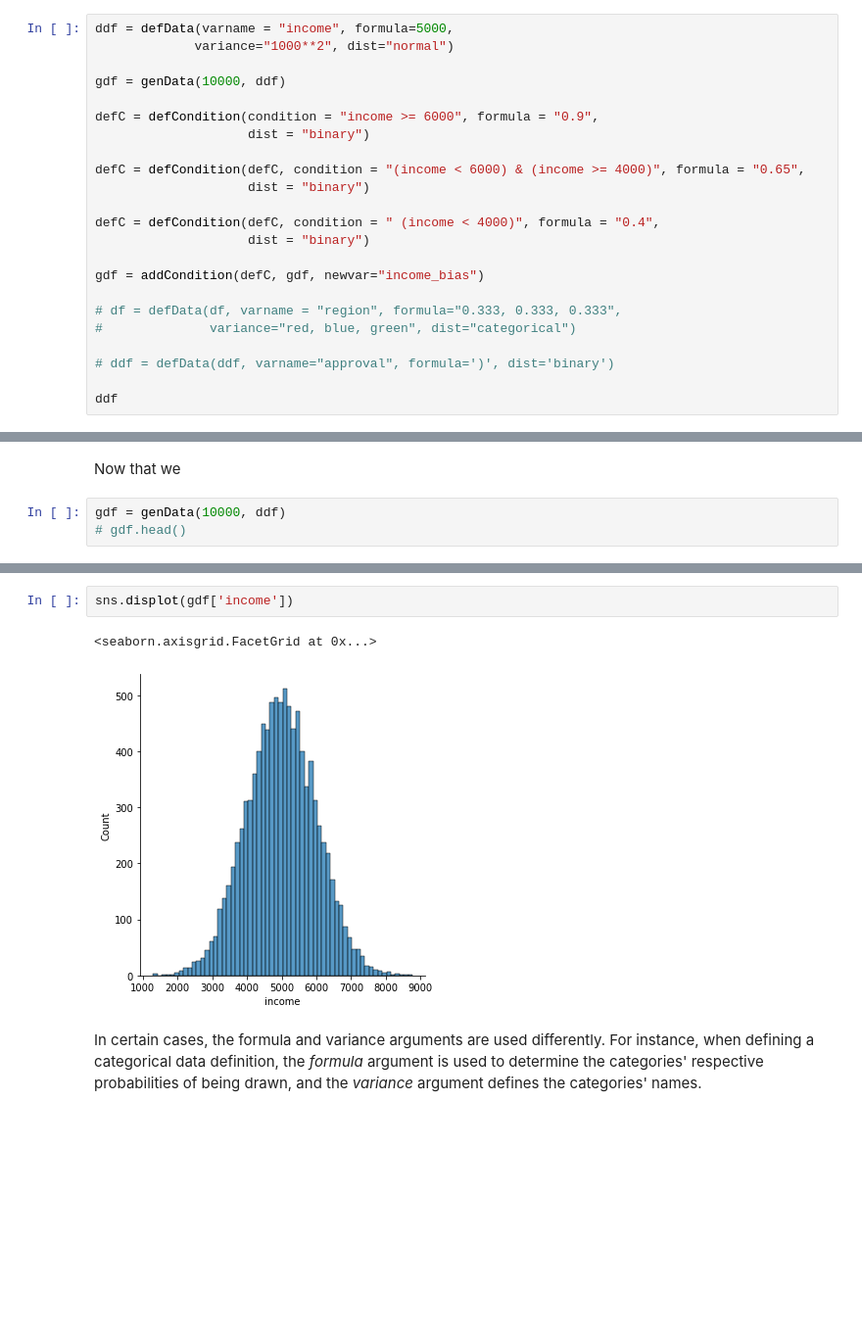
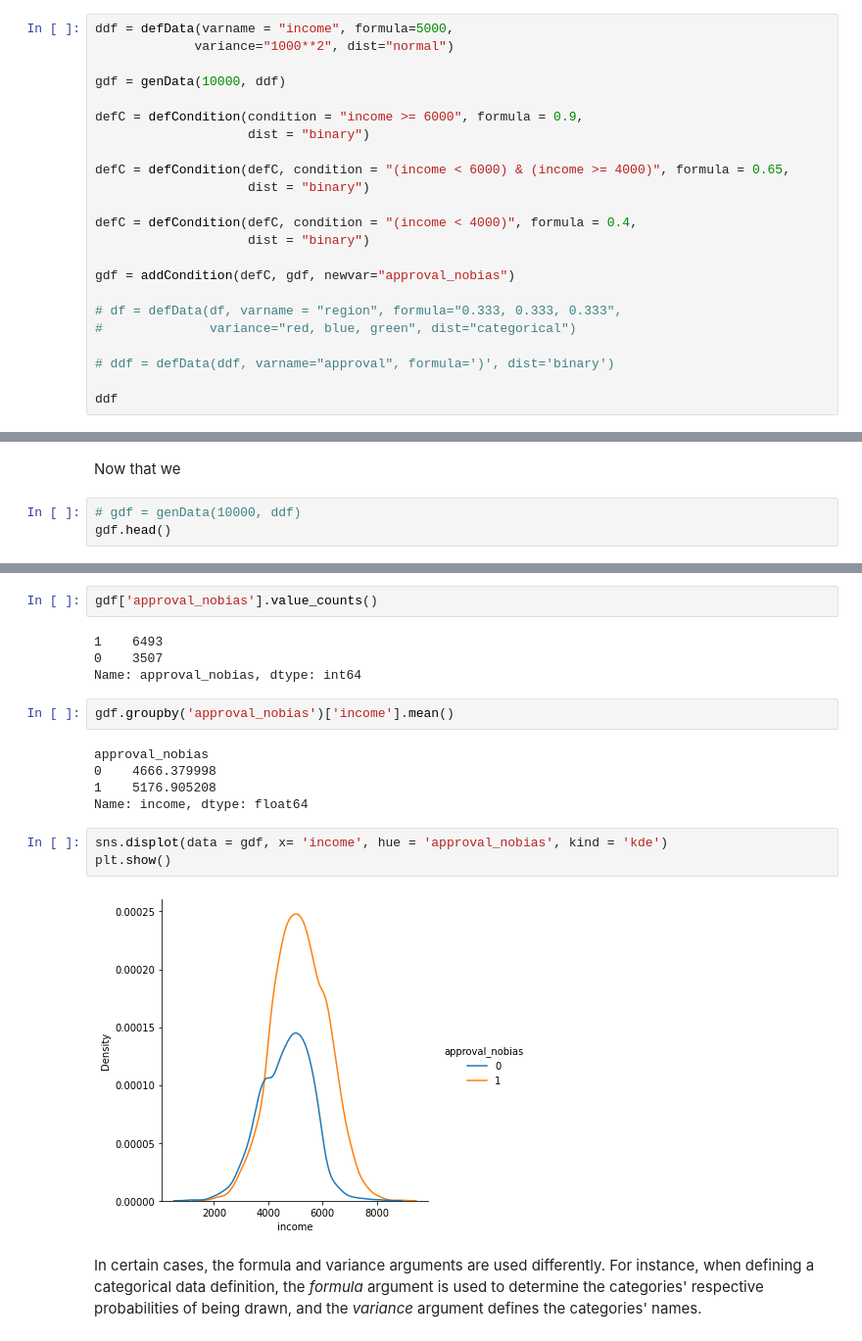
Before and after one commit to DAVIDCRUZ0202/pysimstudy, a Jupyter notebook: Demos/Simstudy Biased Data Demo.ipynb, the cells around one changed output, grey strips where cells are left out. Shown at 98% size. Cells and saved outputs as stored; diff of their text form; blank space fills up the shorter version.

```diff
--- a/Demos/Simstudy Biased Data Demo.ipynb
+++ b/Demos/Simstudy Biased Data Demo.ipynb
@@ -40,16 +40,16 @@ ddf = defData(varname = "income", formula=5000,
 
 gdf = genData(10000, ddf)
 
-defC = defCondition(condition = "income >= 6000", formula = "0.9",
+defC = defCondition(condition = "income >= 6000", formula = 0.9,
                     dist = "binary")
 
-defC = defCondition(defC, condition = "(income < 6000) & (income >= 4000)", formula = "0.65",
+defC = defCondition(defC, condition = "(income < 6000) & (income >= 4000)", formula = 0.65,
                     dist = "binary")
 
-defC = defCondition(defC, condition = " (income < 4000)", formula = "0.4",
+defC = defCondition(defC, condition = "(income < 4000)", formula = 0.4,
                     dist = "binary")
 
-gdf = addCondition(defC, gdf, newvar="income_bias")
+gdf = addCondition(defC, gdf, newvar="approval_nobias")
 
 # df = defData(df, varname = "region", formula="0.333, 0.333, 0.333",
 #              variance="red, blue, green", dist="categorical")
@@ -63,5 +63,5 @@ ddf
 # %% [markdown]
 Now that we
 # %%
-gdf = genData(10000, ddf)
-# gdf.head()
+# gdf = genData(10000, ddf)
+gdf.head()
@@ -68,8 +75,21 @@ gdf = genData(10000, ddf)
+# %%
+gdf['approval_nobias'].value_counts()
+# %% [output]
+1    6493
+0    3507
+Name: approval_nobias, dtype: int64
+# %%
+gdf.groupby('approval_nobias')['income'].mean()
+# %% [output]
+approval_nobias
+0    4666.379998
+1    5176.905208
+Name: income, dtype: float64
 # %%
-sns.displot(gdf['income'])
+sns.displot(data = gdf, x= 'income', hue = 'approval_nobias', kind = 'kde')
+plt.show()
 # %% [output]
-<seaborn.axisgrid.FacetGrid at 0x...>
-[figure, old version]
+[figure, new version]
 # %% [markdown]
 In certain cases, the formula and variance arguments are used differently. For instance, when defining a categorical data definition, the _formula_ argument is used to determine the categories' respective probabilities of being drawn, and the _variance_ argument defines the categories' names.
 # %%
```
Also changed, not shown: parts of 21 cells of this notebook, 1 other file.
